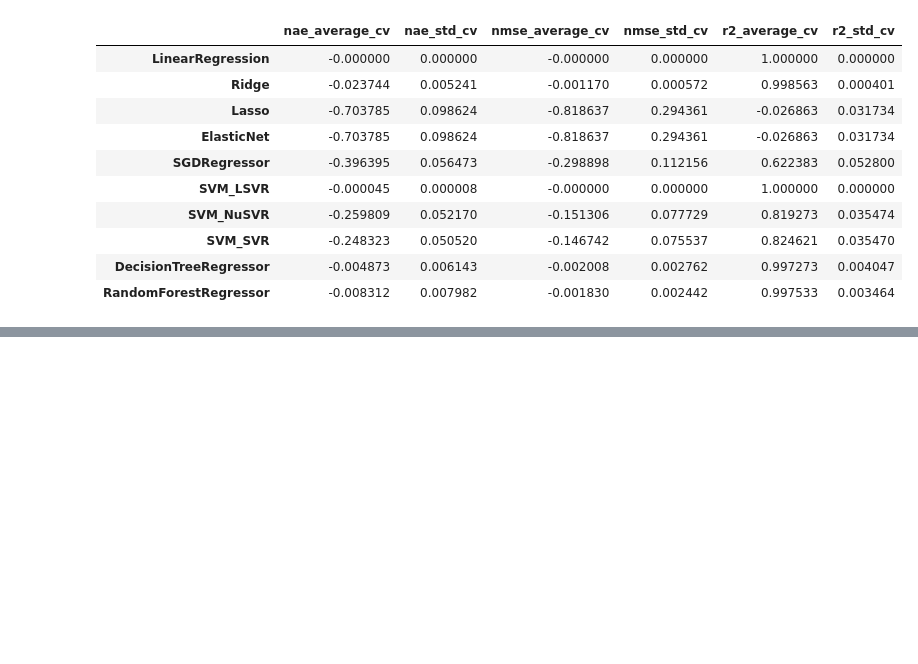
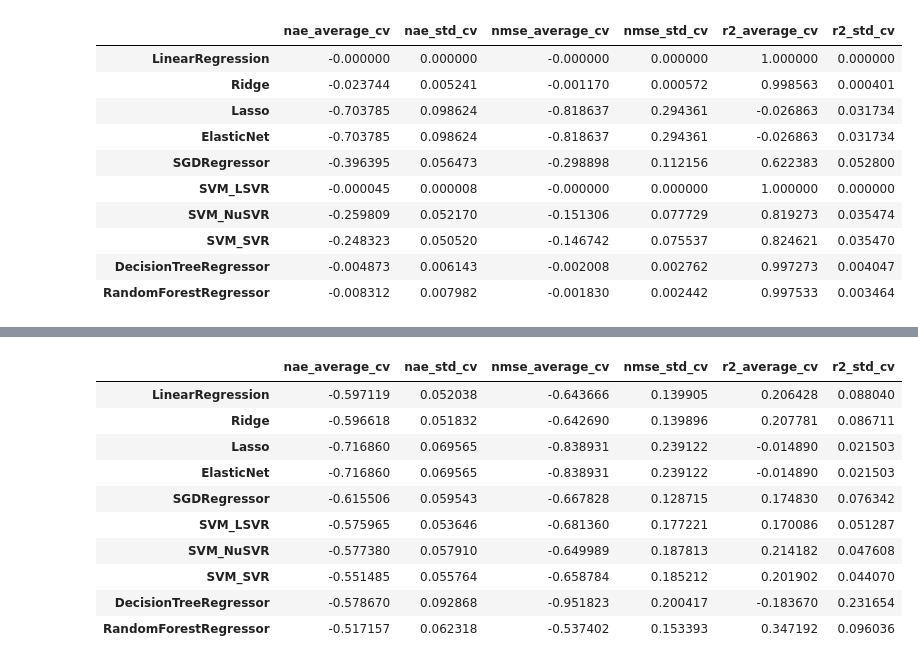
Before and after one commit to JeongChanwoo/2018_competition, a Jupyter notebook: Student Alcohol Consumption/training_model.ipynb, the cells around one changed output, grey strips where cells are left out. Saved outputs shown, nothing was run; the diff lists cells and outputs as text; code cells hidden in the pictures; blank space fills up the shorter version.

Commit message:
cross_validate classificaton, regression

```diff
--- a/Student Alcohol Consumption/training_model.ipynb
+++ b/Student Alcohol Consumption/training_model.ipynb
@@ -240,0 +221,19 @@ dtype: float64
+# %%
+drop_column_list = ['Dalc','Walc']
+# %%
+def dropping_columns(data=None, columns = None):
+
+    dropped_data = data.drop(columns, axis=1)
+
+    return dropped_data
+# %%
+train_data_dropped = dropping_columns(data=train_data, columns=drop_column_list)
+test_data_dropped = dropping_columns(data=test_data, columns=drop_column_list)
+train_data_drop_du_dropped = dropping_columns(data=train_data_drop_du, columns=drop_column_list)
+test_data_drop_du_dropped = dropping_columns(data=test_data_drop_du, columns=drop_column_list)
+# %%
+baseline_estimate_df_dropped = model_cross_validation(X=train_data_dropped.iloc[:,1:-1].values,
+                                                                      y = train_data_dropped.iloc[:,-1].values)
+
+baseline_estimate_df_drop_du_dropped = model_cross_validation(X=train_data_drop_du_dropped.iloc[:,1:-1].values,
+                                                                                    y = train_data_drop_du_dropped.iloc[:,-1].values)
@@ -240,0 +261,14 @@ dtype: float64
+# %%
+baseline_estimate_df_dropped
+# %% [output]
+|  | nae_average_cv | nae_std_cv | nmse_average_cv | nmse_std_cv | r2_average_cv | r2_std_cv |
+| LinearRegression | -0.597119 | 0.052038 | -0.643666 | 0.139905 | 0.206428 | 0.088040 |
+| Ridge | -0.596618 | 0.051832 | -0.642690 | 0.139896 | 0.207781 | 0.086711 |
+| Lasso | -0.716860 | 0.069565 | -0.838931 | 0.239122 | -0.014890 | 0.021503 |
+| ElasticNet | -0.716860 | 0.069565 | -0.838931 | 0.239122 | -0.014890 | 0.021503 |
+| SGDRegressor | -0.615506 | 0.059543 | -0.667828 | 0.128715 | 0.174830 | 0.076342 |
+| SVM_LSVR | -0.575965 | 0.053646 | -0.681360 | 0.177221 | 0.170086 | 0.051287 |
+| SVM_NuSVR | -0.577380 | 0.057910 | -0.649989 | 0.187813 | 0.214182 | 0.047608 |
+| SVM_SVR | -0.551485 | 0.055764 | -0.658784 | 0.185212 | 0.201902 | 0.044070 |
+| DecisionTreeRegressor | -0.578670 | 0.092868 | -0.951823 | 0.200417 | -0.183670 | 0.231654 |
+| RandomForestRegressor | -0.517157 | 0.062318 | -0.537402 | 0.153393 | 0.347192 | 0.096036 |
```
Also changed, not shown: parts of 36 cells of this notebook.
